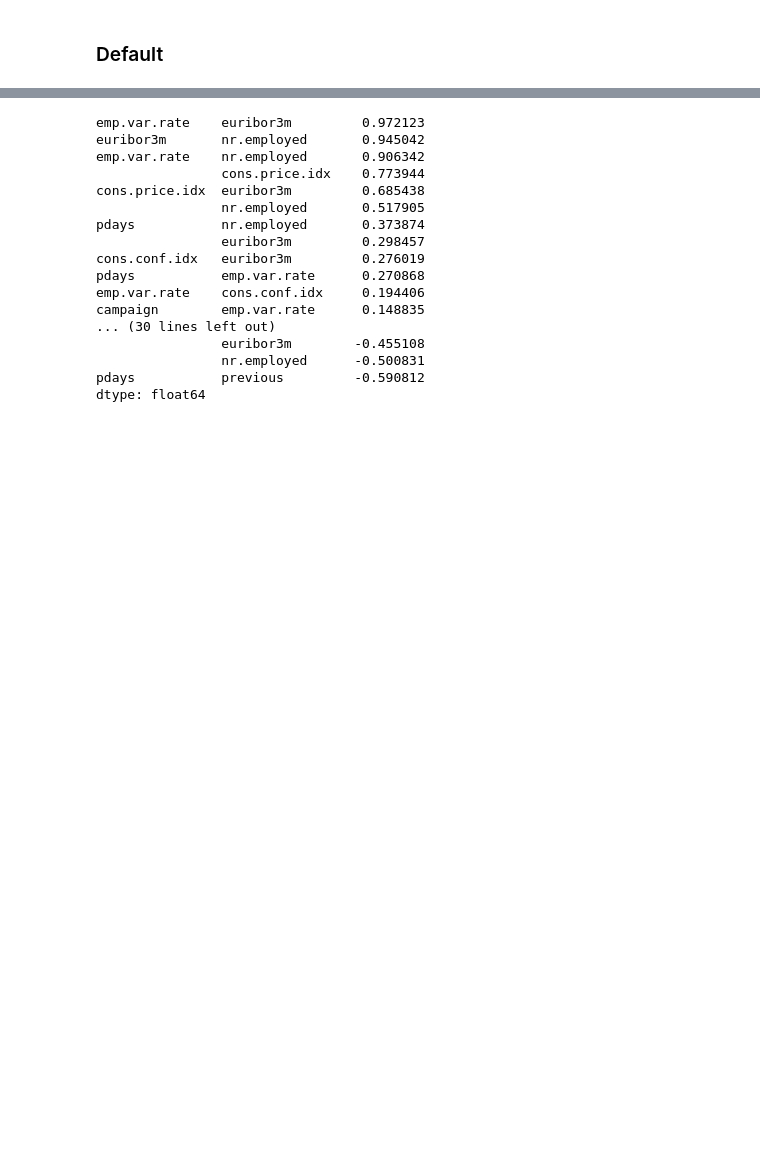
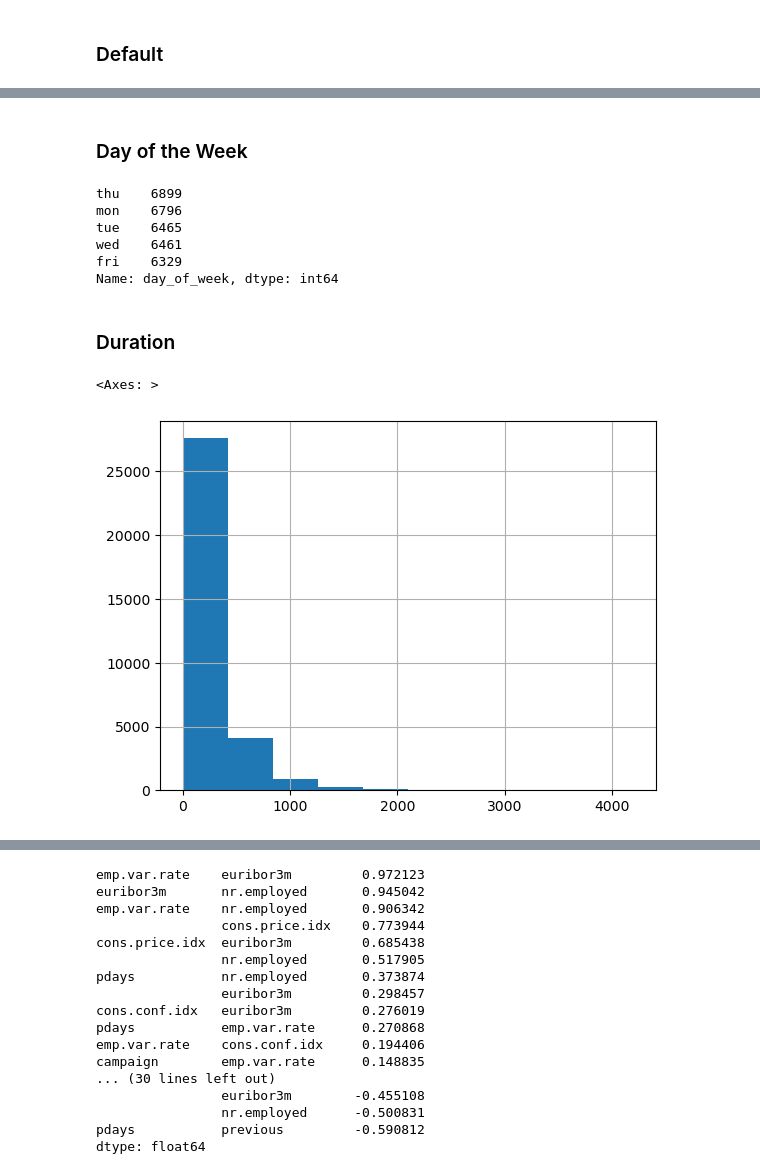
Before and after one commit to aleediazz03/aiml_competition, a Jupyter notebook: eda.ipynb, the cells around one changed output, grey strips where cells are left out. Drawn from its saved outputs; the diff is of its cells as text; code cells hidden in the pictures; blank space fills up the shorter version.

```diff
--- a/eda.ipynb
+++ b/eda.ipynb
@@ -100,0 +154,18 @@ Name: education, dtype: int64
+# %% [markdown]
+### Day of the Week
+# %%
+df['day_of_week'].value_counts()
+# %% [output]
+thu    6899
+mon    6796
+tue    6465
+wed    6461
+fri    6329
+Name: day_of_week, dtype: int64
+# %% [markdown]
+### Duration
+# %%
+df['duration'].hist()
+# %% [output]
+<Axes: >
+[figure, added]
```
Also changed, not shown: parts of 21 cells of this notebook.
